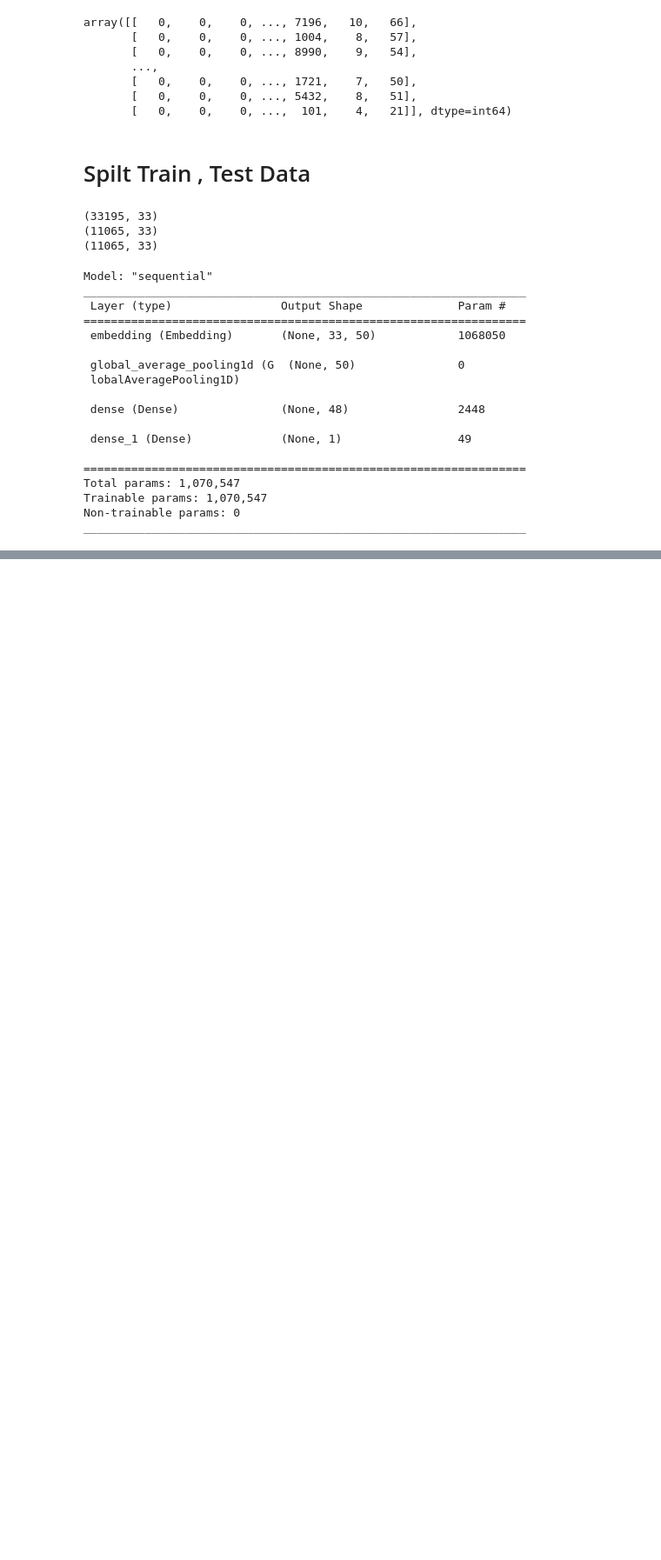
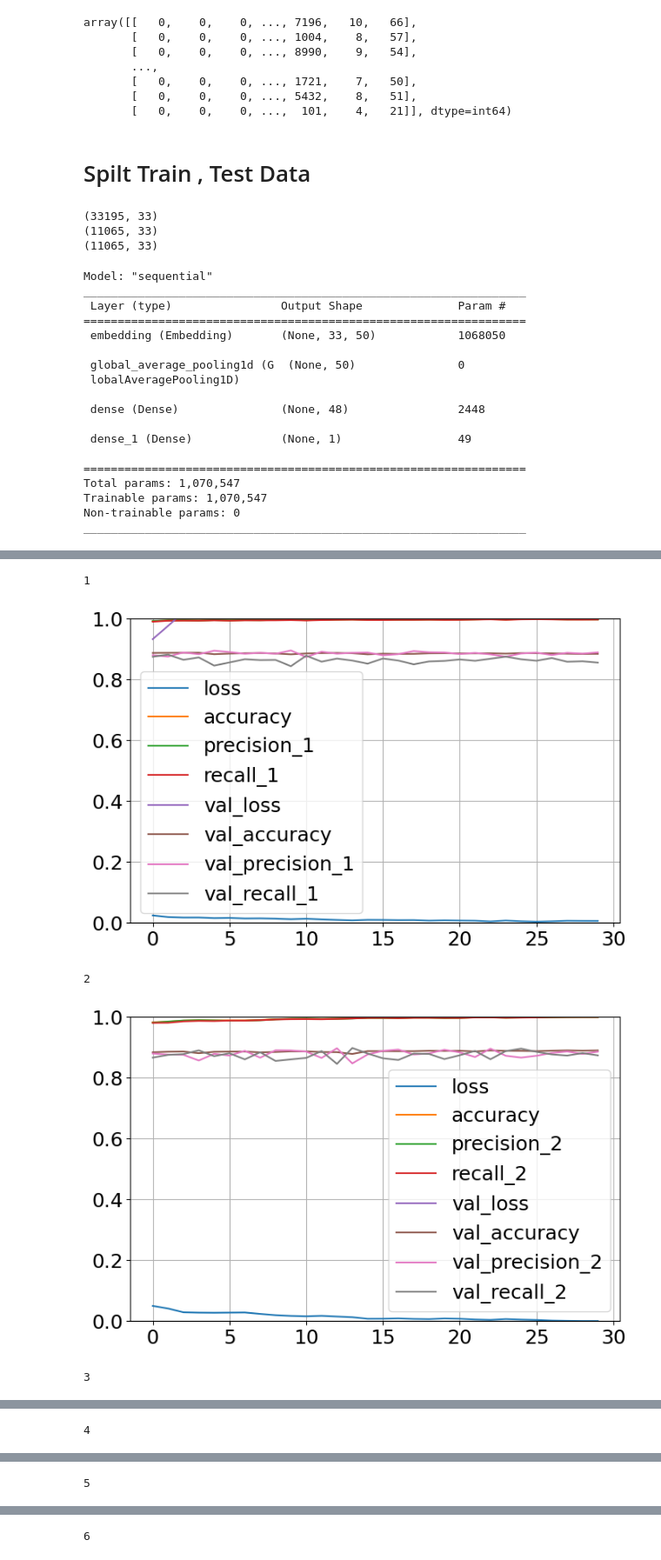
Before and after one commit to reham-shaban/Sarcasm-Detection, a Jupyter notebook: Sarcasm_detection_keras.ipynb, the cells around one changed output, grey strips where cells are left out. Shown at 87% size. Drawn from its saved outputs; the diff is of its cells as text; code cells hidden in the pictures; blank space fills up the shorter version.

```diff
--- a/Sarcasm_detection_keras.ipynb
+++ b/Sarcasm_detection_keras.ipynb
@@ -355,9 +354,15 @@ TypeError: list.append() takes exactly one argument (0 given)
 # %%
 i = 1
-for history in history:
+for history in history_all:
     print(i)
-    pd.DataFrame(history).plot(figsize=(8,5))
+    pd.DataFrame(history.history).plot(figsize=(8,5))
     plt.grid(True)
     plt.gca().set_ylim(0,1) # set the vertical range to [0-1]
     plt.show()
     i += 1
+# %% [output]
+1
+[figure, added]
+2
+[figure, added]
+3
@@ -363,0 +370 @@ for history in history:
+4
@@ -363,0 +372 @@ for history in history:
+5
@@ -363,0 +374 @@ for history in history:
+6
```
Also changed, not shown: parts of 2 cells of this notebook, 1 other file.
